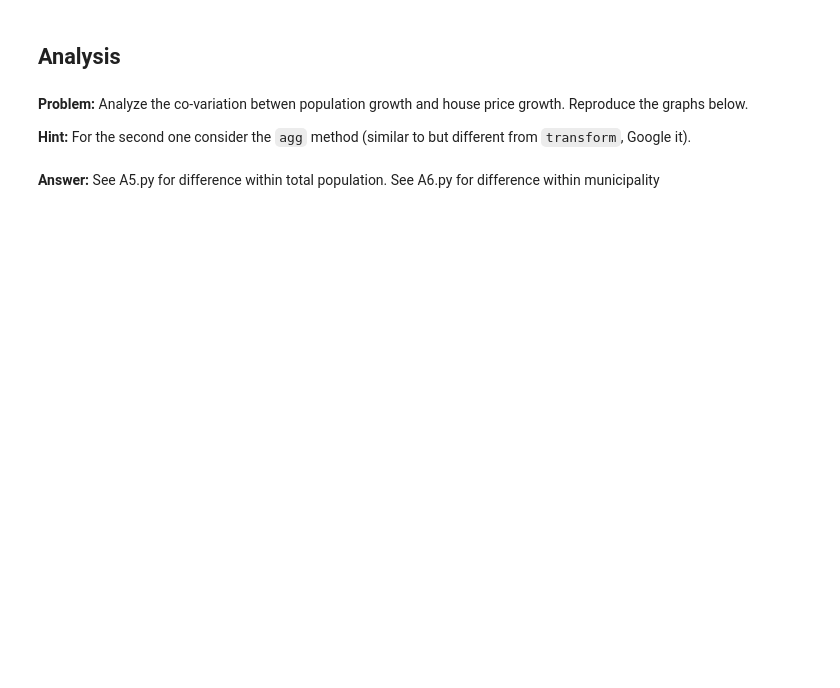
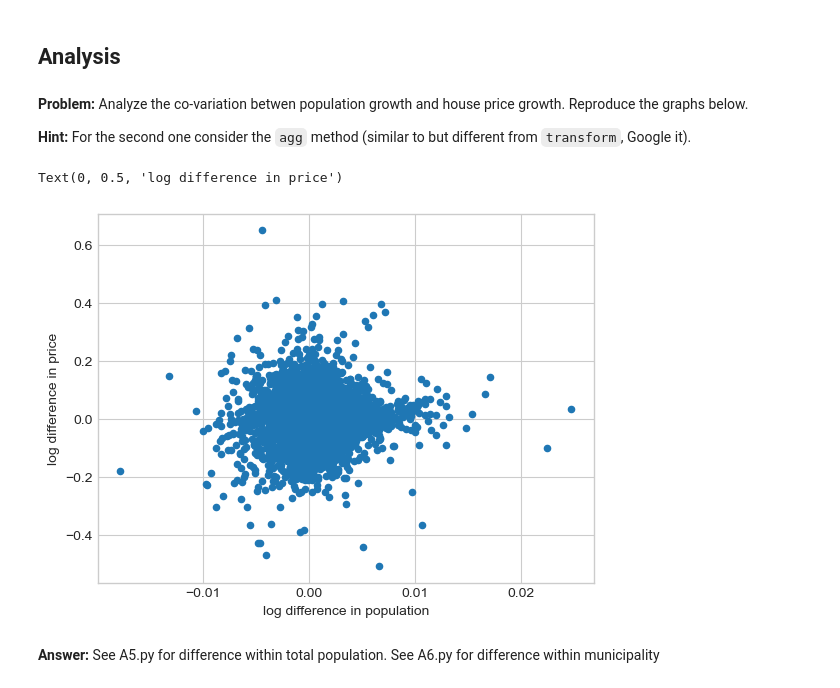
Before and after one commit to NumEconCopenhagen/IntroProg-exercises, a Jupyter notebook: PS4/problem_set_4.ipynb, the cells around one changed output. Drawn from its saved outputs; the diff is of its cells as text; code cells hidden in the pictures; blank space fills up the shorter version.

```diff
--- a/PS4/problem_set_4.ipynb
+++ b/PS4/problem_set_4.ipynb
@@ -175,12 +336,31 @@ prices_long.head()
 **Question:** Go through the cell below and ensure you understand ALL commands.
 # %%
 # a. load data
-pop = dst.get_data(table_id='FOLK1A', variables={'Alder':['IALT'], 'CIVILSTAND':['TOT'], 'Køn':['TOT'], 'Tid':['*'], 'OMRÅDE':['*']})
+# 'new' PyDST
+pop_response = dst.get_data(table_id='FOLK1A', variables={'Alder':['IALT'], 'CIVILSTAND':['TOT'], 'Køn':['TOT'], 'Tid':['*'], 'OMRÅDE':['*']})
+pop = dstu.to_dataframe(pop_response)
+
+###
+# or the 'old' pydst
+# pop = dst.get_data(table_id='FOLK1A', variables={'Alder':['IALT'], 'CIVILSTAND':['TOT'], 'Køn':['TOT'], 'Tid':['*'], 'OMRÅDE':['*']})
+
+# or dstapi
+# pop_class = DstApi('FOLK1A')
+# params = pop_class._define_base_params(language='en')
+# params['variables'] = [{'code': 'OMRÅDE', 'values': ['*']},
+#                    {'code': 'KØN', 'values': ['TOT']},
+#                    {'code': 'ALDER', 'values': ['IALT']},
+#                    {'code': 'CIVILSTAND', 'values': ['TOT']},
+#                    {'code': 'Tid', 'values': ['*']}]
+# pop = pop_class.get_data(params)
+###
 
 # b. drop and rename columns
 for v in ['ALDER', 'CIVILSTAND', 'KØN']:
     del pop[v]
+
 pop = pop.rename(columns = {'INDHOLD':'population', 'OMRÅDE': 'municipality'})
+pop
 
 # c. drop non-municipalities
 for val in ['Region', 'All']:
@@ -189,6 +369,7 @@ for val in ['Region', 'All']:
 
 # d. convert to date
 pop['date'] = pd.to_datetime(pop.TID)
+
 del pop['TID']
 
 pop.head()
@@ -203,2 +389,18 @@ pop.head()
+# %%
+# write your code here
+full = pd.merge(pop, prices_long, on=['date','municipality'], how='left')
+full.sort_values(['municipality','date'], inplace=True)
+
+# b. take logs
+full['log_population'] =  np.log(full['population'])
+full['log_price'] =  np.log(full['price'])
+
+# c. figur 1: log differences
+ax = full.groupby('municipality').diff(1).plot(x = 'log_population', y = 'log_price', kind = 'scatter');
+ax.set_xlabel('log difference in population')
+ax.set_ylabel('log difference in price')
+# %% [output]
+Text(0, 0.5, 'log difference in price')
+[figure, added]
 # %% [markdown]
 **Answer:** See A5.py for difference within total population. See A6.py for difference within municipality
```
Also changed, not shown: parts of 16 cells of this notebook, 1 other file.
